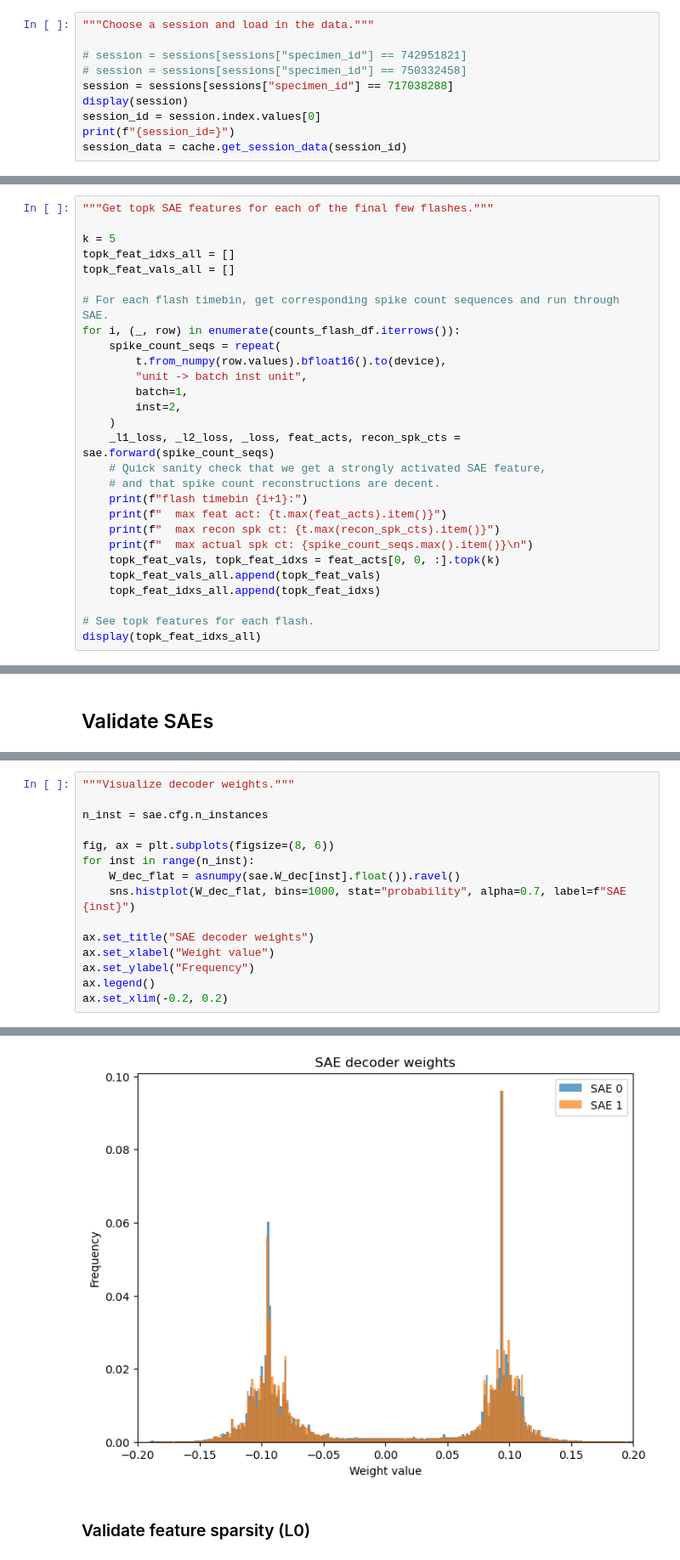
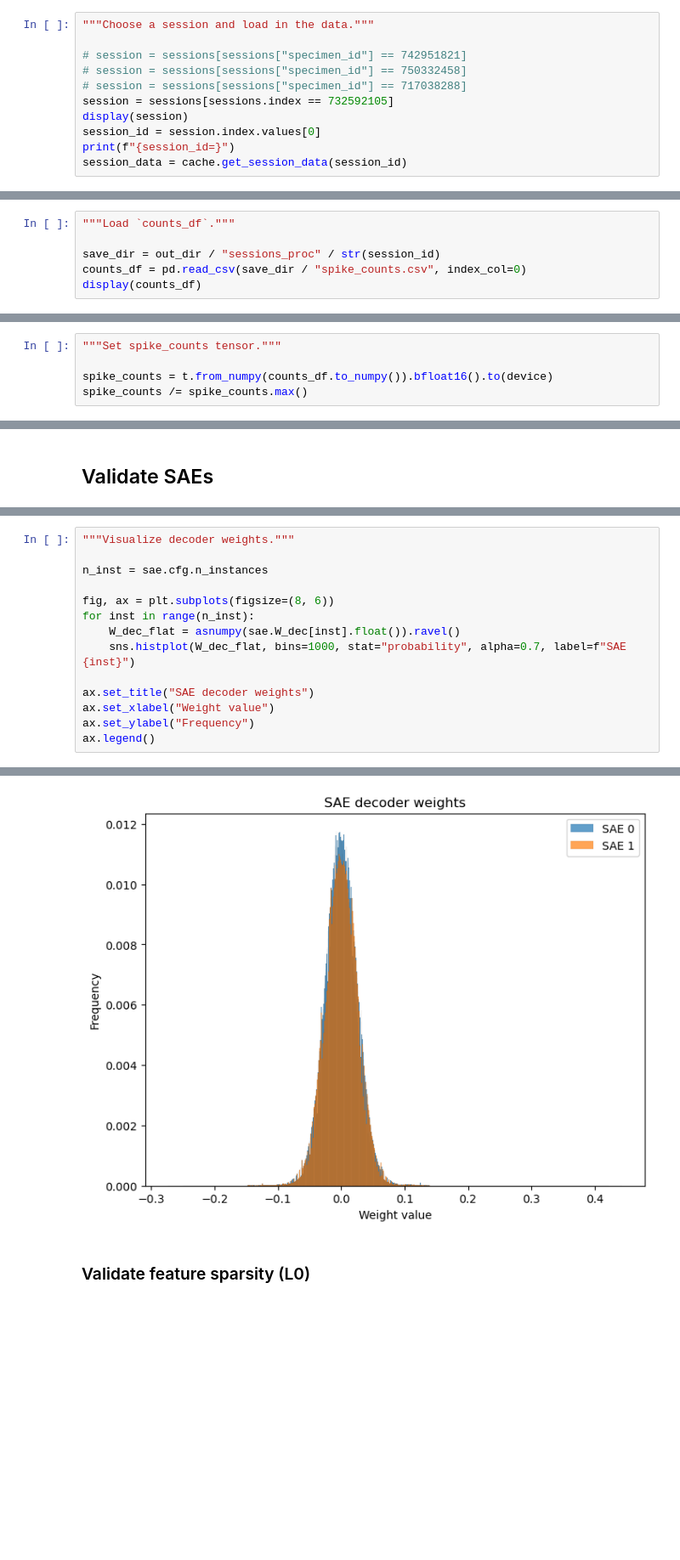
Before and after one commit to jkbhagatio/mini, a Jupyter notebook: notebooks/mini.ipynb, the cells around one changed output, grey strips where cells are left out. Shown: that part at 85% size. Drawn from its saved outputs; the diff is of its cells as text; blank space fills up the shorter version.

```diff
--- a/notebooks/mini.ipynb
+++ b/notebooks/mini.ipynb
@@ -147,7 +199,8 @@ No animals with more than one session, so we'll just train on single animal-sess
 
 # session = sessions[sessions["specimen_id"] == 742951821]
 # session = sessions[sessions["specimen_id"] == 750332458]
-session = sessions[sessions["specimen_id"] == 717038288]
+# session = sessions[sessions["specimen_id"] == 717038288]
+session = sessions[sessions.index == 732592105]
 display(session)
 session_id = session.index.values[0]
 print(f"{session_id=}")
@@ -357,0 +320,6 @@ display(counts_df)
+# %%
+"""Load `counts_df`."""
+
+save_dir = out_dir / "sessions_proc" / str(session_id)
+counts_df = pd.read_csv(save_dir / "spike_counts.csv", index_col=0)
+display(counts_df)
@@ -560,0 +692,5 @@ Sae.optimize = optimize
+# %%
+"""Set spike_counts tensor."""
+
+spike_counts = t.from_numpy(counts_df.to_numpy()).bfloat16().to(device)
+spike_counts /= spike_counts.max()
@@ -666,28 +745,0 @@ display(counts_flash_df)
-# %%
-"""Get topk SAE features for each of the final few flashes."""
-
-k = 5
-topk_feat_idxs_all = []
-topk_feat_vals_all = []
-
-# For each flash timebin, get corresponding spike count sequences and run through SAE.
-for i, (_, row) in enumerate(counts_flash_df.iterrows()):
-    spike_count_seqs = repeat(
-        t.from_numpy(row.values).bfloat16().to(device),
-        "unit -> batch inst unit",
-        batch=1,
-        inst=2,
-    )
-    _l1_loss, _l2_loss, _loss, feat_acts, recon_spk_cts = sae.forward(spike_count_seqs)
-    # Quick sanity check that we get a strongly activated SAE feature,
-    # and that spike count reconstructions are decent.
-    print(f"flash timebin {i+1}:")
-    print(f"  max feat act: {t.max(feat_acts).item()}")
-    print(f"  max recon spk ct: {t.max(recon_spk_cts).item()}")
-    print(f"  max actual spk ct: {spike_count_seqs.max().item()}\n")
-    topk_feat_vals, topk_feat_idxs = feat_acts[0, 0, :].topk(k)
-    topk_feat_vals_all.append(topk_feat_vals)
-    topk_feat_idxs_all.append(topk_feat_idxs)
-
-# See topk features for each flash.
-display(topk_feat_idxs_all)
@@ -842,5 +783,4 @@ ax.set_title("SAE decoder weights")
 ax.set_xlabel("Weight value")
 ax.set_ylabel("Frequency")
 ax.legend()
-ax.set_xlim(-0.2, 0.2)
 # %% [output]
@@ -848,4 +788,4 @@ ax.set_xlim(-0.2, 0.2)
-[figure, old version]
+[figure, new version]
 # %% [markdown]
 ### Validate feature sparsity (L0)
 # %%
```
Also changed, not shown: parts of 59 cells of this notebook, 2 other files.
